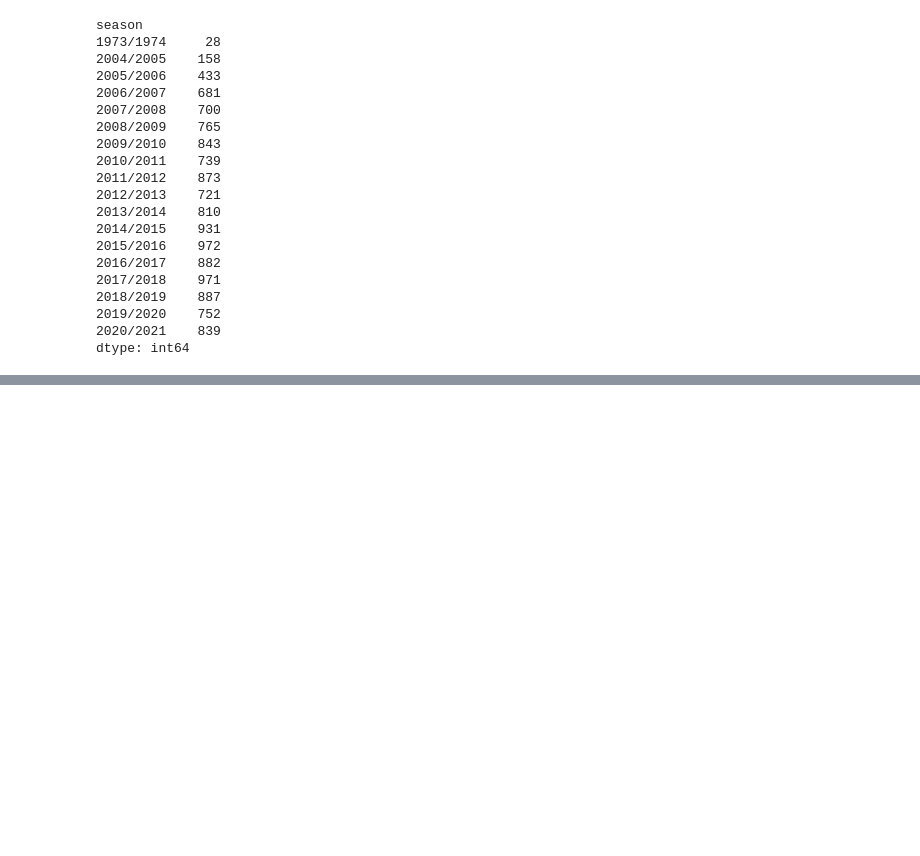
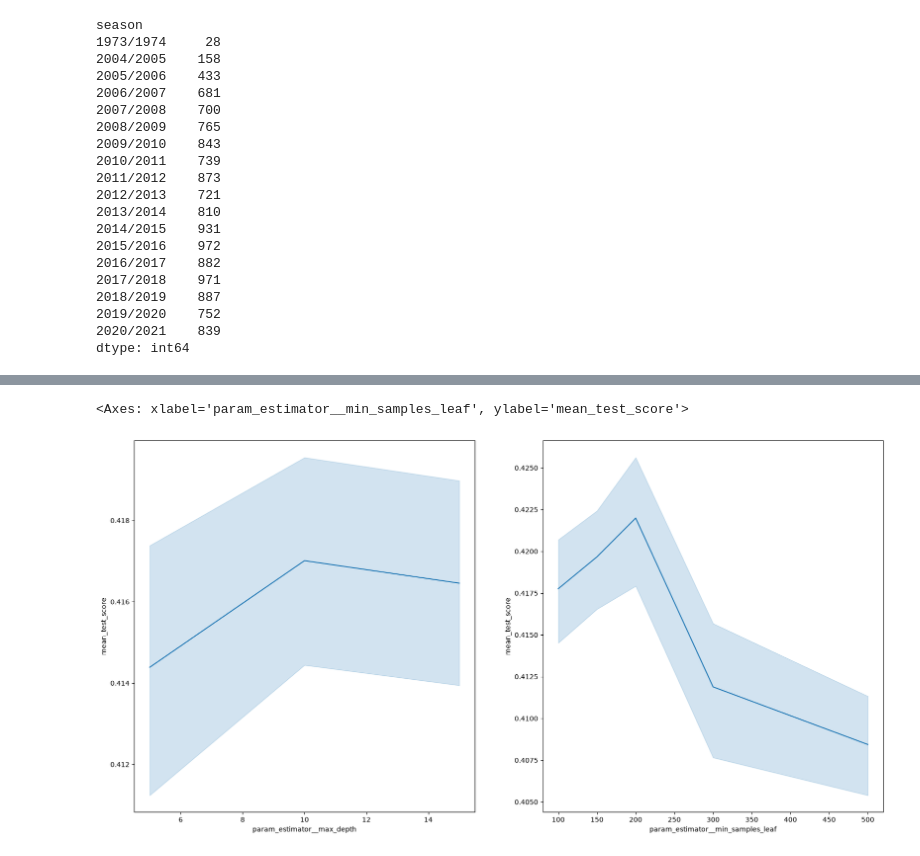
Before and after one commit to Daniel11098/football-predictions, a Jupyter notebook: Mandtory2/Ensemble_Models_And_Ann.ipynb, the cells around one changed output, grey strips where cells are left out. Cells and saved outputs as stored; diff of their text form; code cells hidden in the pictures; blank space fills up the shorter version.

```diff
--- a/Mandtory2/Ensemble_Models_And_Ann.ipynb
+++ b/Mandtory2/Ensemble_Models_And_Ann.ipynb
@@ -1666,0 +2101,20 @@ dtype: int64
+# %%
+dt_simple_pipe_params2 = {
+    "estimator": [DecisionTreeClassifier(class_weight="balanced", random_state=42)],
+    "estimator__max_depth": [5, 10, 15],
+    "estimator__min_samples_leaf": [100, 150, 200, 300, 500],
+    "estimator__min_samples_split": [2, 20, 50],
+    "estimator__criterion": ["gini", "entropy"],
+    "estimator__max_features": [None, "sqrt"],
+    "transformer__cat": [
+        OneHotEncoder(handle_unknown="ignore", sparse_output=False),
+        TargetEncoder(),
+        OrdinalEncoder(handle_unknown="use_encoded_value", unknown_value=-1),
+    ],
+}
+
+inner_cv = StratifiedGroupKFold(n_splits=5, shuffle=True, random_state=42)
+
+dt_simple_pipe_grid3 = GridSearchCV(dt_pipe_simple, dt_simple_pipe_params2,
+                                    scoring=scoring, refit="f1", cv=inner_cv, n_jobs=-2, verbose=1)
+dt_simple_pipe_grid3.fit(train_features, train_target, groups=train_groups)
@@ -1666,0 +2167,10 @@ dtype: int64
+# %%
+rf_cv_results2 = pd.DataFrame(dt_simple_pipe_grid3.cv_results_)
+
+
+fig, ax= plt.subplots(1, 2, figsize=(20,10))
+sbn.lineplot(data=rf_cv_results2, x="param_estimator__max_depth", y="mean_test_score", ax=ax[0])
+sbn.lineplot(data=rf_cv_results2, x="param_estimator__min_samples_leaf",y="mean_test_score", ax=ax[1] )
+# %% [output]
+<Axes: xlabel='param_estimator__min_samples_leaf', ylabel='mean_test_score'>
+[figure, added]
```
Also changed, not shown: parts of 69 cells of this notebook.
